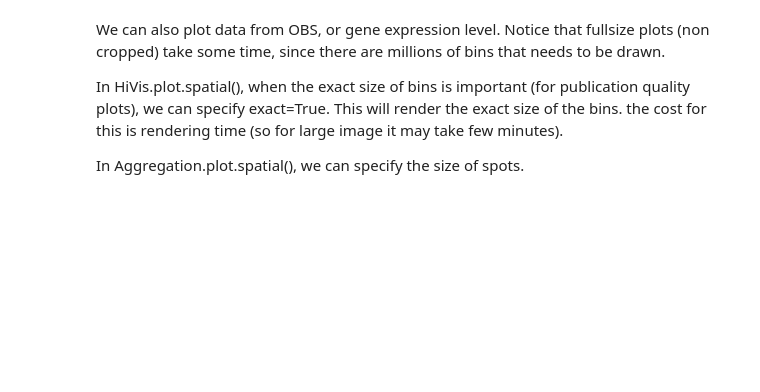
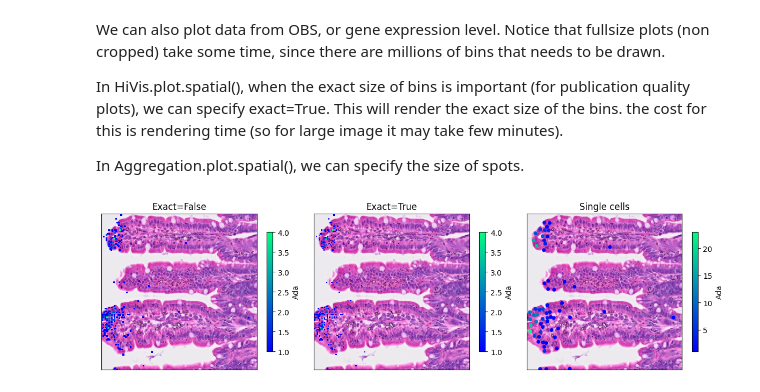
Before and after one commit to roynov01/HiVis, a Jupyter notebook: tutorials/4_plotting.ipynb, the cells around one changed output. Drawn from its saved outputs; the diff is of its cells as text; code cells hidden in the pictures; blank space fills up the shorter version.

```diff
--- a/tutorials/4_plotting.ipynb
+++ b/tutorials/4_plotting.ipynb
@@ -56,4 +59,14 @@ In HiVis.plot.spatial(), when the exact size of bins is important (for publicati
 
 In Aggregation.plot.spatial(), we can specify the size of spots.
 # %%
-fig, axes = plt.subplots(1, 2, figsize=(10, 5))
+xlim=[50,300]
+ylim=[3450,3700]
+gene = "Ada"
+
+fig, axes = plt.subplots(1, 3, figsize=(12, 4))
+si.plot.spatial(gene,xlim=xlim,ylim=ylim,ax=axes[0],exact=False,title="Exact=False")
+si.plot.spatial(gene,xlim=xlim,ylim=ylim,ax=axes[1],exact=True,title="Exact=True")
+si.agg["SC"].plot.spatial(gene,xlim=xlim,ylim=ylim,ax=axes[2],size=25,title="Single cells")
+plt.tight_layout()
+# %% [output]
+[figure, added]
```
Also changed, not shown: parts of 12 cells of this notebook, 1 other file.
